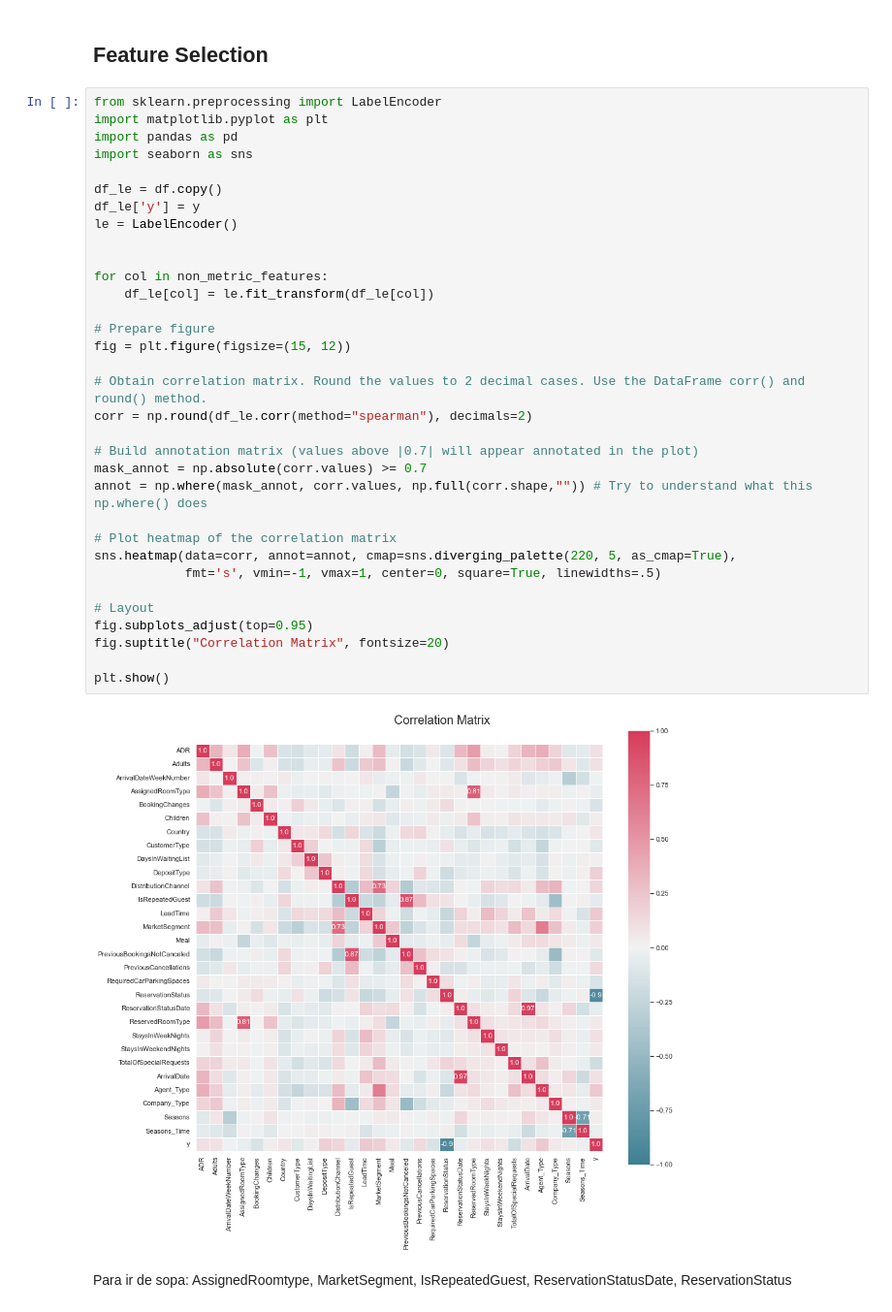
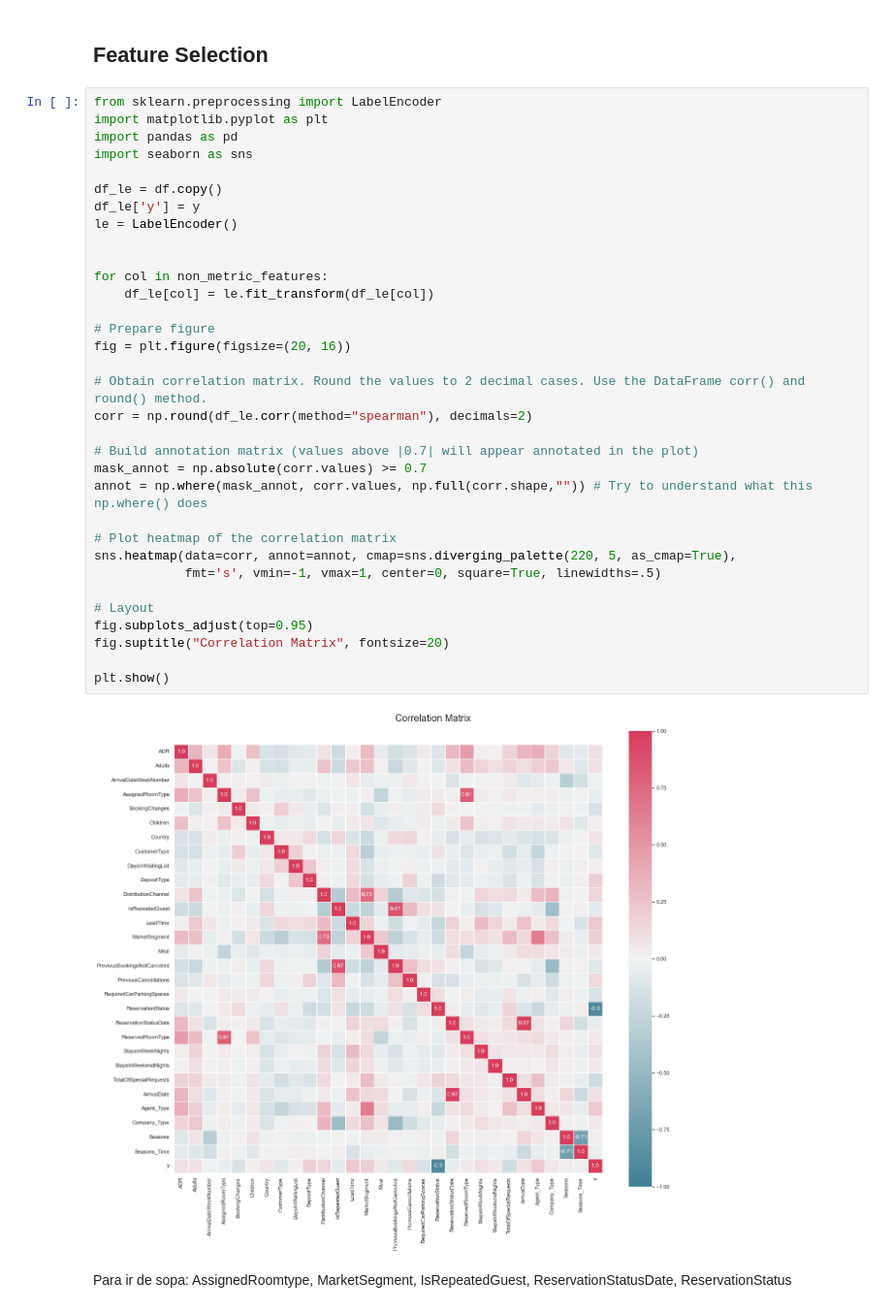
Before and after one commit to diogobulhosa/BC2, a Jupyter notebook: scripts/BC2-Notebook.ipynb, the cells around one changed output. Shown at 97% size. Saved outputs shown, nothing was run; the diff lists cells and outputs as text.

```diff
--- a/scripts/BC2-Notebook.ipynb
+++ b/scripts/BC2-Notebook.ipynb
@@ -624,35 +614,35 @@ import matplotlib.pyplot as plt
 import pandas as pd
 import seaborn as sns
 
 df_le = df.copy()
 df_le['y'] = y
 le = LabelEncoder()
 
 
 for col in non_metric_features:
     df_le[col] = le.fit_transform(df_le[col])
 
 # Prepare figure
-fig = plt.figure(figsize=(15, 12))
+fig = plt.figure(figsize=(20, 16))
 
 # Obtain correlation matrix. Round the values to 2 decimal cases. Use the DataFrame corr() and round() method.
 corr = np.round(df_le.corr(method="spearman"), decimals=2)
 
 # Build annotation matrix (values above |0.7| will appear annotated in the plot)
 mask_annot = np.absolute(corr.values) >= 0.7
 annot = np.where(mask_annot, corr.values, np.full(corr.shape,"")) # Try to understand what this np.where() does
 
 # Plot heatmap of the correlation matrix
 sns.heatmap(data=corr, annot=annot, cmap=sns.diverging_palette(220, 5, as_cmap=True),
             fmt='s', vmin=-1, vmax=1, center=0, square=True, linewidths=.5)
 
 # Layout
 fig.subplots_adjust(top=0.95)
 fig.suptitle("Correlation Matrix", fontsize=20)
 
 plt.show()
 # %% [output]
-[figure, old version]
+[figure, new version]
 # %% [markdown]
 Para ir de sopa: AssignedRoomtype, MarketSegment, IsRepeatedGuest, ReservationStatusDate, ReservationStatus
 # %% [markdown]
```
Also changed, not shown: parts of 2 cells of this notebook.
